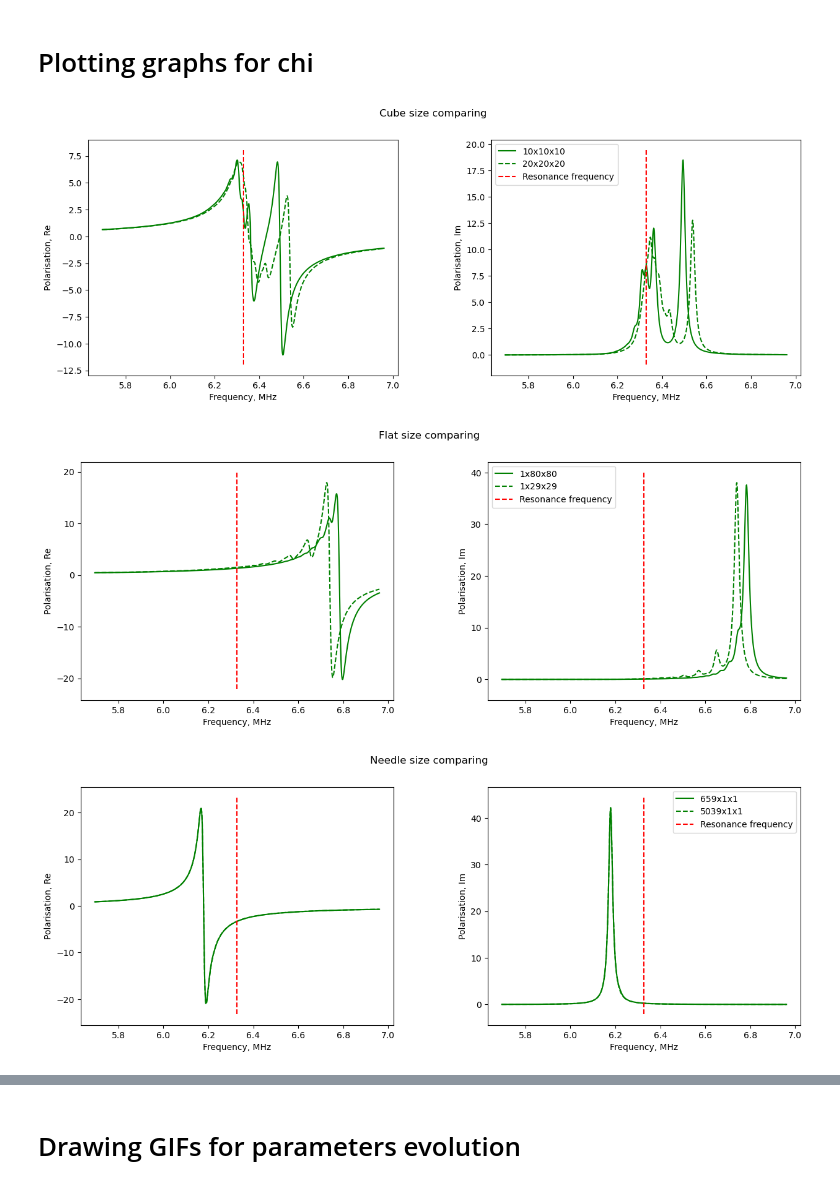
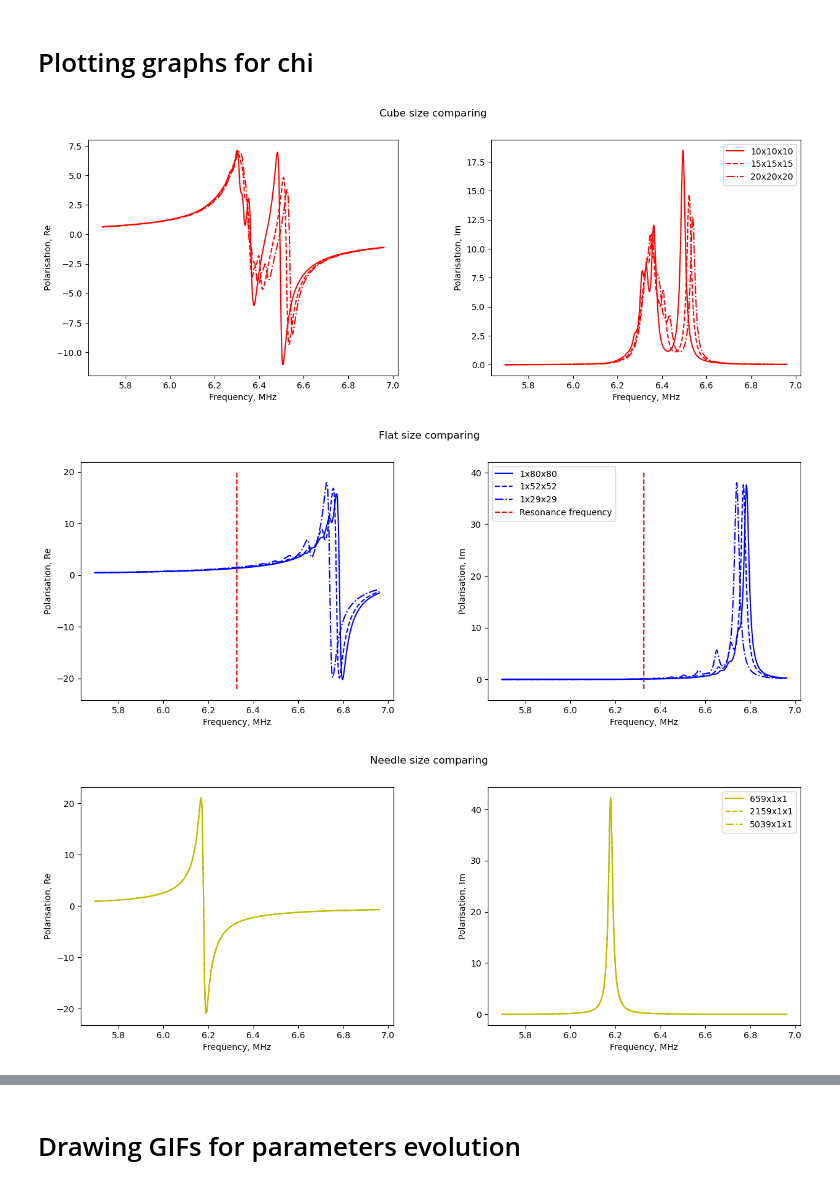
Before and after one commit to broshura/Discrete_Model_Of_Metamaterial_Lens, a Jupyter notebook: Code/FormComparing.ipynb, the cells around one changed output, grey strips where cells are left out. Saved outputs shown, nothing was run; the diff lists cells and outputs as text; code cells hidden in the pictures.

```diff
--- a/Code/FormComparing.ipynb
+++ b/Code/FormComparing.ipynb
@@ -54,7 +54,7 @@ for NZ in range(1, 21):
     #print(Rings_4d)
     #print(phi_0z/H_0z/mu_0/np.pi/Radius**2)
     print(f'Frequency modeling: {round(Omega[0]/2/np.pi/1e6, 1)}-{round(Omega[-1]/2/np.pi/1e6, 2)} MHz')
-    Currents = solvesystem(Rings_4d, M_grad(Params), Omega, phi_0z=phi_0z, Inductance = Inductance, tol = 1e-3)
+    Currents = solvesystem(Rings_4d, M_grad(Params), Omega, phi_0z=phi_0z, Inductance = Inductance, tol = 1e-5)
 
     Nz, Ny, Nx = Params['N']['z']['nz'], Params['N']['z']['ny'], Params['N']['z']['nx']
     Volume =  (Nx-1) * (Ny-1) * (Nz-1) * Dz * Dy * Dx
@@ -222,9 +360,9 @@ omega_0 = 1/np.sqrt(Params['L'] * Params['C'])
 
 plt.figure(figsize=(15, 5))
 plt.subplots_adjust(wspace=0.3, hspace=0.3)
-for n, linestyle in zip([1, 2], ['-', '--']):
-    shape = f'{n * 10 }x{n * 10 }x{n * 10}'
-    Nz, Ny, Nx = n*10+1, n*10+1, n*10+1
+for n, linestyle in zip([1, 1.5, 2], ['-', '--', '-.']):
+    shape = f'{int(n * 10) }x{int(n * 10) }x{int(n * 10)}'
+    Nz, Ny, Nx = int(n*10+1), int(n*10+1), int(n*10+1)
     Volume =  (Nx-1) * (Ny-1) * (Nz-1)
     Number = Nx * (Ny-1) * (Nz-1) + (Nx-1) * Ny * (Nz-1) + (Nx-1) * (Ny-1) * Nz
     alpha = Volume/Number
@@ -234,22 +372,22 @@ for n, linestyle in zip([1, 2], ['-', '--']):
     RealPolarisation = np.array(Data["RealZPolarisation"])
     ImagPolarisation = np.array(Data["ImagZPolarisation"])
     plt.subplot(121)
-    plt.plot(Omega/2/np.pi/10**6, RealPolarisation, label = f'{shape}', linestyle = linestyle, color = 'g')
+    plt.plot(Omega/2/np.pi/10**6, RealPolarisation, label = f'{shape}', linestyle = linestyle, color = 'r')
     plt.xlabel("Frequency, MHz")
     plt.ylabel("Polarisation, Re")
 
     plt.subplot(122)
-    plt.plot(Omega/2/np.pi/10**6, ImagPolarisation, label = f'{shape}', linestyle = linestyle, color = 'g')
+    plt.plot(Omega/2/np.pi/10**6, ImagPolarisation, label = f'{shape}', linestyle = linestyle, color = 'r')
     plt.xlabel("Frequency, MHz")
     plt.ylabel("Polarisation, Im")
 
 plt.suptitle('Cube size comparing')
 plt.subplot(121)
 ylim = plt.ylim()
-plt.vlines(omega_0/2/np.pi/10**6, ylim[0], ylim[1], color="red", linestyle="--", label='Resonance frequency')
+#plt.vlines(omega_0/2/np.pi/10**6, ylim[0], ylim[1], color="red", linestyle="--", label='Resonance frequency')
 plt.subplot(122)
 ylim = plt.ylim()
-plt.vlines(omega_0/2/np.pi/10**6, ylim[0], ylim[1], color="red", linestyle="--", label='Resonance frequency')
+#plt.vlines(omega_0/2/np.pi/10**6, ylim[0], ylim[1], color="red", linestyle="--", label='Resonance frequency')
 plt.legend()
 plt.show()
 
@@ -257,7 +395,7 @@ plt.show()
 
 plt.figure(figsize=(15, 5))
 plt.subplots_adjust(wspace=0.3, hspace=0.3)
-for n, linestyle in zip(['1x80x80', '1x29x29'], ['-', '--']):
+for n, linestyle in zip(['1x80x80', '1x52x52', '1x29x29'], ['-', '--', '-.']):
     shape = n
     # Nz, Ny, Nx = n+1, 32*n, 32*n
     # Volume =  (Nx-1) * (Ny-1) * (Nz-1)
@@ -269,12 +407,12 @@ for n, linestyle in zip(['1x80x80', '1x29x29'], ['-', '--']):
     RealPolarisation = np.array(Data["RealZPolarisation"])
     ImagPolarisation = np.array(Data["ImagZPolarisation"])
     plt.subplot(121)
-    plt.plot(Omega/2/np.pi/10**6, RealPolarisation, label = f'{shape}', linestyle = linestyle, color = 'g')
+    plt.plot(Omega/2/np.pi/10**6, RealPolarisation, label = f'{shape}', linestyle = linestyle, color = 'b')
     plt.xlabel("Frequency, MHz")
     plt.ylabel("Polarisation, Re")
 
     plt.subplot(122)
-    plt.plot(Omega/2/np.pi/10**6, ImagPolarisation, label = f'{shape}', linestyle = linestyle, color = 'g')
+    plt.plot(Omega/2/np.pi/10**6, ImagPolarisation, label = f'{shape}', linestyle = linestyle, color = 'b')
     plt.xlabel("Frequency, MHz")
     plt.ylabel("Polarisation, Im")
 
@@ -292,7 +430,7 @@ plt.show()
 
 plt.figure(figsize=(15, 5))
 plt.subplots_adjust(wspace=0.3, hspace=0.3)
-for n, linestyle in zip(['659x1x1', '5039x1x1'], ['-', '--']):
+for n, linestyle in zip(['659x1x1', '2159x1x1','5039x1x1'], ['-', '--', '-.']):
     shape = n
     # Nz, Ny, Nx = n*1000+1, n+1, n+1
     # Volume =  (Nx-1) * (Ny-1) * (Nz-1)
@@ -304,22 +442,22 @@ for n, linestyle in zip(['659x1x1', '5039x1x1'], ['-', '--']):
     RealPolarisation = np.array(Data["RealZPolarisation"])
     ImagPolarisation = np.array(Data["ImagZPolarisation"])
     plt.subplot(121)
-    plt.plot(Omega/2/np.pi/10**6, RealPolarisation, label = f'{shape}', linestyle = linestyle, color = 'g')
+    plt.plot(Omega/2/np.pi/10**6, RealPolarisation, label = f'{shape}', linestyle = linestyle, color = 'y')
     plt.xlabel("Frequency, MHz")
     plt.ylabel("Polarisation, Re")
 
     plt.subplot(122)
-    plt.plot(Omega/2/np.pi/10**6, ImagPolarisation, label = f'{shape}', linestyle = linestyle, color = 'g')
+    plt.plot(Omega/2/np.pi/10**6, ImagPolarisation, label = f'{shape}', linestyle = linestyle, color = 'y')
     plt.xlabel("Frequency, MHz")
     plt.ylabel("Polarisation, Im")
 
 plt.suptitle('Needle size comparing')
 plt.subplot(121)
 ylim = plt.ylim()
-plt.vlines(omega_0/2/np.pi/10**6, ylim[0], ylim[1], color="red", linestyle="--", label='Resonance frequency')
+#plt.vlines(omega_0/2/np.pi/10**6, ylim[0], ylim[1], color="red", linestyle="--", label='Resonance frequency')
 plt.subplot(122)
 ylim = plt.ylim()
-plt.vlines(omega_0/2/np.pi/10**6, ylim[0], ylim[1], color="red", linestyle="--", label='Resonance frequency')
+#plt.vlines(omega_0/2/np.pi/10**6, ylim[0], ylim[1], color="red", linestyle="--", label='Resonance frequency')
 plt.legend()
 plt.show()
 
@@ -337,36 +475,36 @@ for shape, color in zip(['20x20x20', '1x80x80', '5039x1x1'], ['r', 'b', 'y']):
     RealPolarisation = np.array(Data["RealZPolarisation"])
     ImagPolarisation = np.array(Data["ImagZPolarisation"])
     plt.subplot(121)
     plt.plot(Omega/2/np.pi/10**6, RealPolarisation, label = f'{shape}', color = color, linestyle = '--')
     plt.xlabel("Frequency, MHz")
     plt.ylabel("Polarisation, Re")
 
     plt.subplot(122)
     plt.plot(Omega/2/np.pi/10**6, ImagPolarisation, label = f'{shape}', color = color, linestyle = '--')
     plt.xlabel("Frequency, MHz")
     plt.ylabel("Polarisation, Im")
 
 for theory, color in zip([spherical_chi, disk_chi, needle_chi], ['r', 'b', 'y']):
     MU = effective_mu(Params)(Omega)
     CHI = theory(MU)
     plt.subplot(121)
     plt.plot(Omega/2/np.pi/10**6, CHI.real, label = theory.__name__, color = color)
     plt.subplot(122)
     plt.plot(Omega/2/np.pi/10**6, CHI.imag, label = theory.__name__, color = color)
 
 plt.suptitle('Shape comparing')
 plt.subplot(121)
 ylim = plt.ylim()
 #plt.vlines(omega_0/2/np.pi/10**6, ylim[0], ylim[1], color="red", linestyle="--", label='Resonance frequency')
 plt.subplot(122)
 ylim = plt.ylim()
 #plt.vlines(omega_0/2/np.pi/10**6, ylim[0], ylim[1], color="red", linestyle="--", label='Resonance frequency')
 plt.legend(loc='upper left', bbox_to_anchor=(1, 1))
 plt.show()
 # %% [output]
-[figure, old version]
+[figure, new version]
-[figure, old version]
+[figure, new version]
-[figure, old version]
+[figure, new version]
 [figure]
 # %%
 # Theory plotting
```
Also changed, not shown: parts of 6 cells of this notebook, 7 other files.
